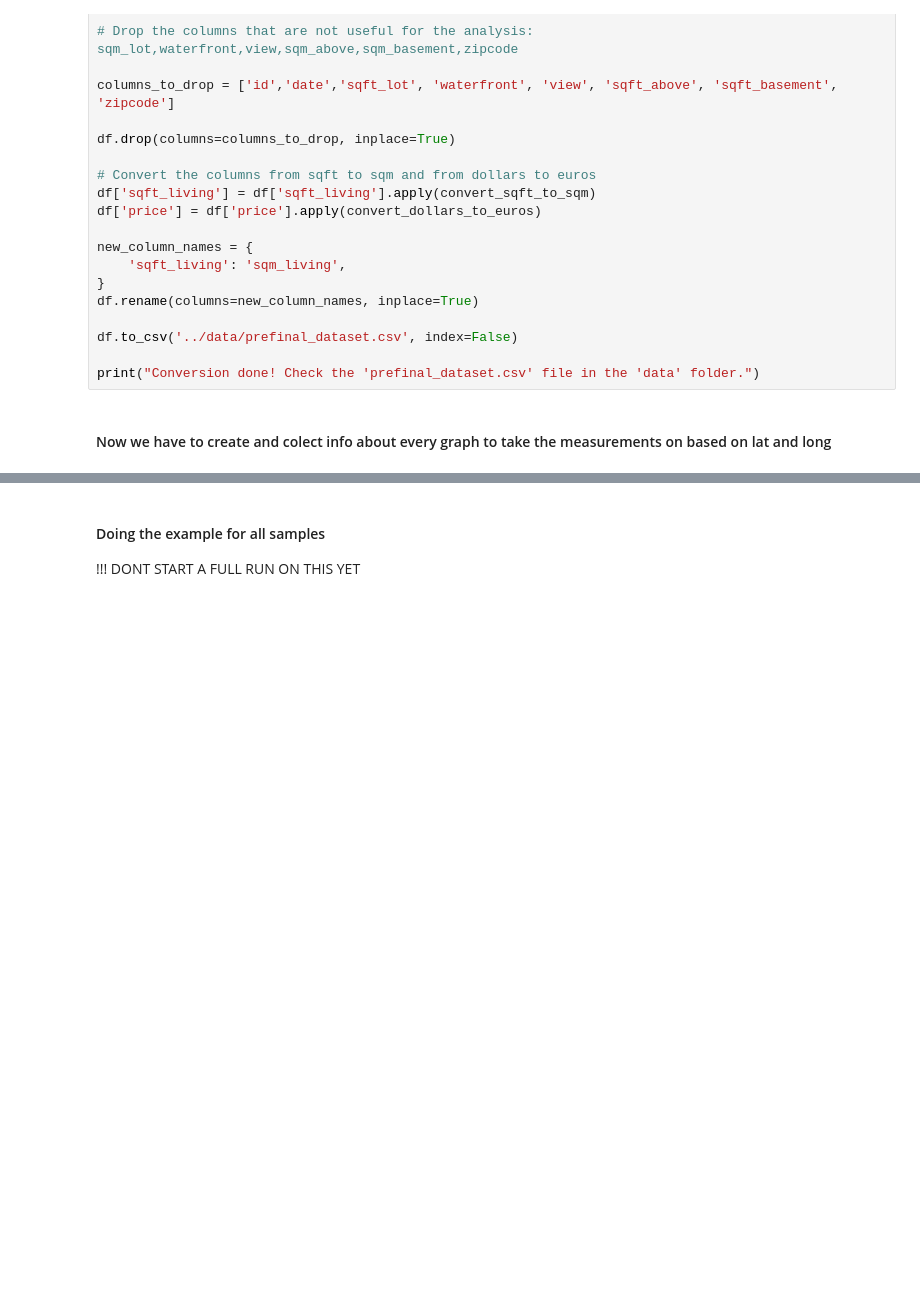
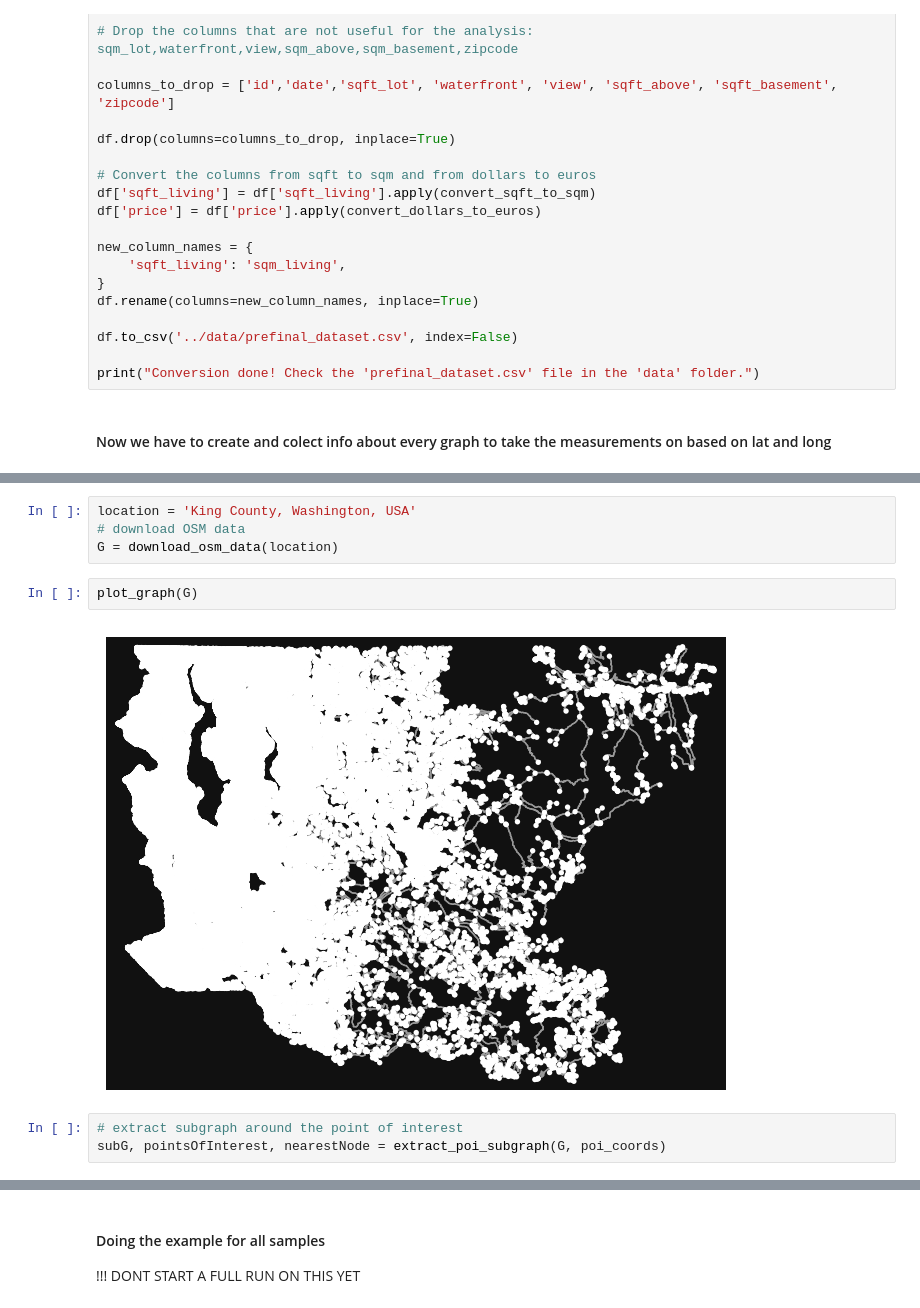
Before and after one commit to peleemanuel/IC, a Jupyter notebook: notebooks/data_gathering.ipynb, the cells around one changed output, grey strips where cells are left out. Saved outputs shown, nothing was run; the diff lists cells and outputs as text; blank space fills up the shorter version.

```diff
--- a/notebooks/data_gathering.ipynb
+++ b/notebooks/data_gathering.ipynb
@@ -59,3 +111,14 @@ print("Conversion done! Check the 'prefinal_dataset.csv' file in the 'data' fold
+# %%
+location = 'King County, Washington, USA'
+# download OSM data
+G = download_osm_data(location)
+# %%
+plot_graph(G)
+# %% [output]
+[figure, added]
+# %%
+# extract subgraph around the point of interest
+subG, pointsOfInterest, nearestNode = extract_poi_subgraph(G, poi_coords)
 # %%
 import osmnx as ox
 import pandas as pd
```
Also changed, not shown: parts of 3 cells of this notebook.
